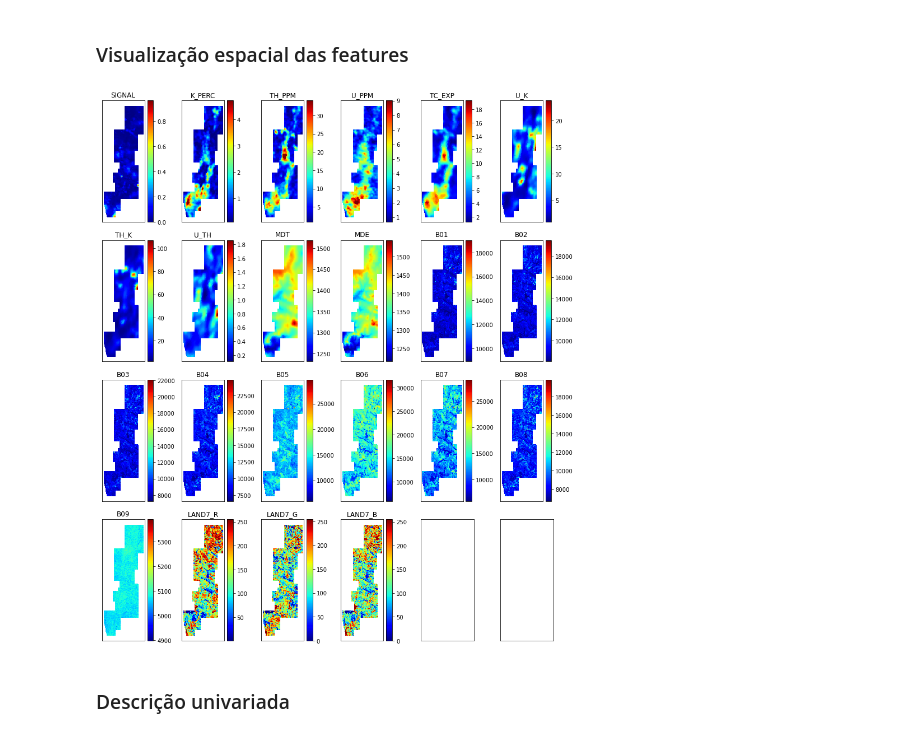
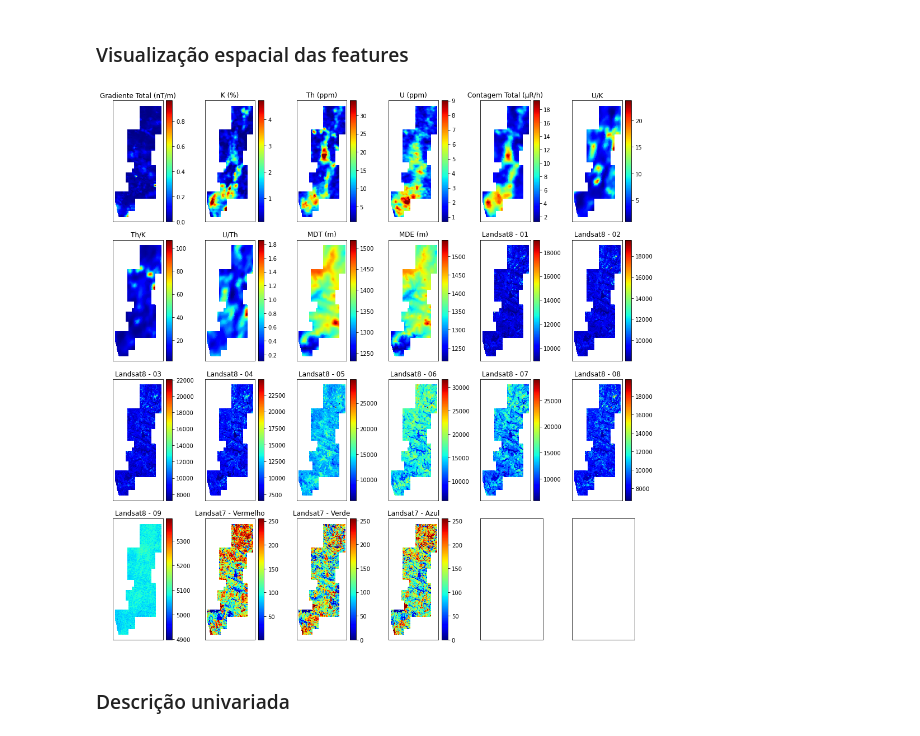
Before and after one commit to fnaghetini/Mapa-Preditivo, a Jupyter notebook: notebook.ipynb, the cells around one changed output. Drawn from its saved outputs; the diff is of its cells as text; code cells hidden in the pictures.

Commit message:
Create a feature dict to map graph titles

```diff
--- a/notebook.ipynb
+++ b/notebook.ipynb
@@ -418,30 +427,40 @@ df.head(10)
 ##### Variáveis globais
 # %%
 # features
-FEAT = ['SIGNAL', 'K_PERC', 'TH_PPM', 'U_PPM', 'TC_EXP',
-        'U_K', 'TH_K', 'U_TH', 'MDT', 'MDE', 'B01', 'B02',
-        'B03', 'B04', 'B05', 'B06', 'B07', 'B08', 'B09',
-        'LAND7_R', 'LAND7_G', 'LAND7_B']
+FEAT = ['GT', 'K', 'TH', 'U', 'CT', 'U_K', 'TH_K',
+        'U_TH', 'MDT', 'MDE', 'B01', 'B02', 'B03',
+        'B04', 'B05', 'B06', 'B07', 'B08', 'B09',
+        'R', 'G', 'B']
 
 # dados geofísicos
-GF = ['SIGNAL', 'K_PERC', 'TH_PPM', 'U_PPM', 'TC_EXP',
+GF = ['GT', 'K', 'TH', 'U', 'CT',
       'U_K', 'TH_K', 'U_TH']
 
 # canais radiométricos
-RADIO = ['K_PERC', 'TH_PPM', 'U_PPM']
+RADIO = ['K', 'TH', 'U']
 
 # sensores remotos
 SR = ['MDT', 'MDE', 'B01', 'B02','B03', 'B04', 'B05',
-      'B06', 'B07', 'B08', 'B09', 'LAND7_R', 'LAND7_G',
-      'LAND7_B']
+      'B06', 'B07', 'B08', 'B09', 'R', 'G', 'B']
 
 # coordenadas em sirgas
-COORD = ['X_UTM_23S_SIRGAS', 'Y_UTM_23S_SIRGAS']
+COORD = ['X_SIR', 'Y_SIR']
 
 # dicionário litoestratigráfico
 dic_lith = {}
-for k, v1, v2 in zip(df['ID_UNID'].unique(), df['UNID'].unique(), df['COD_UNID'].unique()):
+for k, v1, v2 in zip(df['TARGET'].unique(), df['UNID'].unique(), df['COD'].unique()):
     dic_lith[k] = [v1, v2]
+
+# Dicionário de features
+titles = ['Gradiente Total (nT/m)', 'K (%)', 'Th (ppm)', 'U (ppm)',
+          'Contagem Total (μR/h)', 'U/K', 'Th/K', 'U/Th', 'MDT (m)',
+          'MDE (m)', 'Landsat8 - 01', 'Landsat8 - 02', 'Landsat8 - 03',
+          'Landsat8 - 04', 'Landsat8 - 05', 'Landsat8 - 06', 'Landsat8 - 07',
+          'Landsat8 - 08', 'Landsat8 - 09', 'Landsat7 - Vermelho', 'Landsat7 - Verde',
+          'Landsat7 - Azul']
+dic_features = {}
+for f, t in zip(FEAT, titles):
+    dic_features[f] = t
 # %% [markdown]
 ##### Parâmetros de gráficos
 # %%
@@ -574,19 +593,19 @@ df[GF].describe(percentiles = [0.10, 0.25, 0.50, 0.75, 0.995]).T
 # %% [markdown]
 ### Visualização espacial das features
 # %%
-fig, axs = plt.subplots(nrows = 4, ncols = 6, figsize = (12, 14),
+fig, axs = plt.subplots(nrows = 4, ncols = 6, figsize = (14, 14),
                         subplot_kw = {'xticks' : [], 'yticks' : []})
 
 X, Y = COORD[0], COORD[1]
 
-for ax, f in zip(axs.flat, FEAT):
+for ax, f in zip(axs.flat, dic_features):
     g = ax.scatter(data = df, x = X, y = Y, c = f, cmap = cm, s = sz, marker = mk)
     fig.colorbar(g, ax = ax)
-    ax.set_title(str(f))
+    ax.set_title(str(dic_features[f]))
 
 plt.tight_layout();
 # %% [output]
-[figure, old version]
+[figure, new version]
 # %% [markdown]
 ### Descrição univariada
 # %% [markdown]
```
Also changed, not shown: parts of 11 cells of this notebook.
